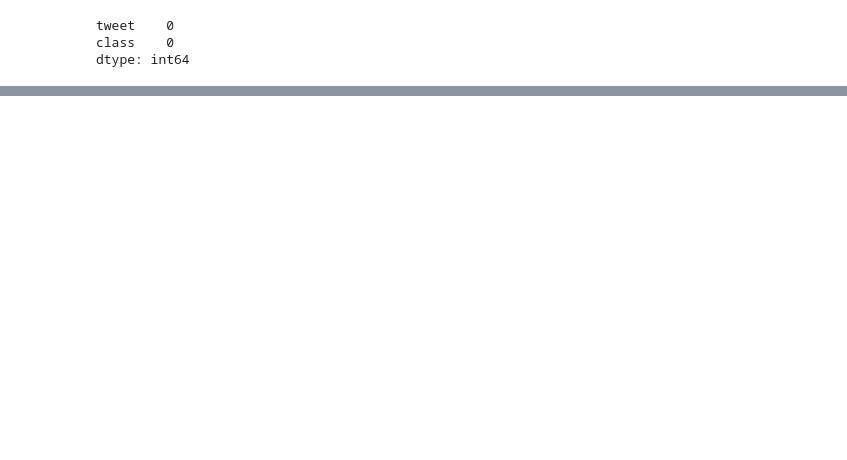
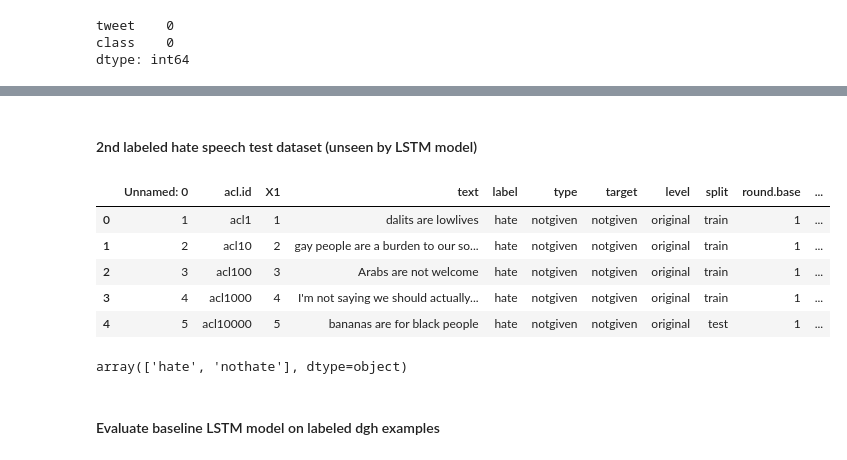
Before and after one commit to PatrickKudo/hate_speech_detection, a Jupyter notebook: HateSpeech_LSTM.ipynb, the cells around one changed output, grey strips where cells are left out. Cells and saved outputs as stored; diff of their text form; code cells hidden in the pictures; blank space fills up the shorter version.

```diff
--- a/HateSpeech_LSTM.ipynb
+++ b/HateSpeech_LSTM.ipynb
@@ -252,0 +272,18 @@ Final Accuracy: 0.8955
+# %% [markdown]
+#### 2nd labeled hate speech test dataset (unseen by LSTM model)
+# %%
+# Read in Dynamically-Generated-Hate-Dataset v0.2.3 file
+fpath = r"DGHatev0_2_3.csv"
+dgh = pd.read_csv(fpath)
+dgh.head()
+# %% [output]
+|  | Unnamed: 0 | acl.id | X1 | text | label | type | target | level | split | round.base | ... |
+| 0 | 1 | acl1 | 1 | dalits are lowlives | hate | notgiven | notgiven | original | train | 1 | ... |
+| 1 | 2 | acl10 | 2 | gay people are a burden to our so... | hate | notgiven | notgiven | original | train | 1 | ... |
+| 2 | 3 | acl100 | 3 | Arabs are not welcome | hate | notgiven | notgiven | original | train | 1 | ... |
+| 3 | 4 | acl1000 | 4 | I'm not saying we should actually... | hate | notgiven | notgiven | original | train | 1 | ... |
+| 4 | 5 | acl10000 | 5 | bananas are for black people | hate | notgiven | notgiven | original | test | 1 | ... |
+# %%
+dgh['label'].unique()
+# %% [output]
+array(['hate', 'nothate'], dtype=object)
@@ -252,0 +299,2 @@ Final Accuracy: 0.8955
+# %% [markdown]
+#### Evaluate baseline LSTM model on labeled dgh examples
```
Also changed, not shown: parts of 35 cells of this notebook.
